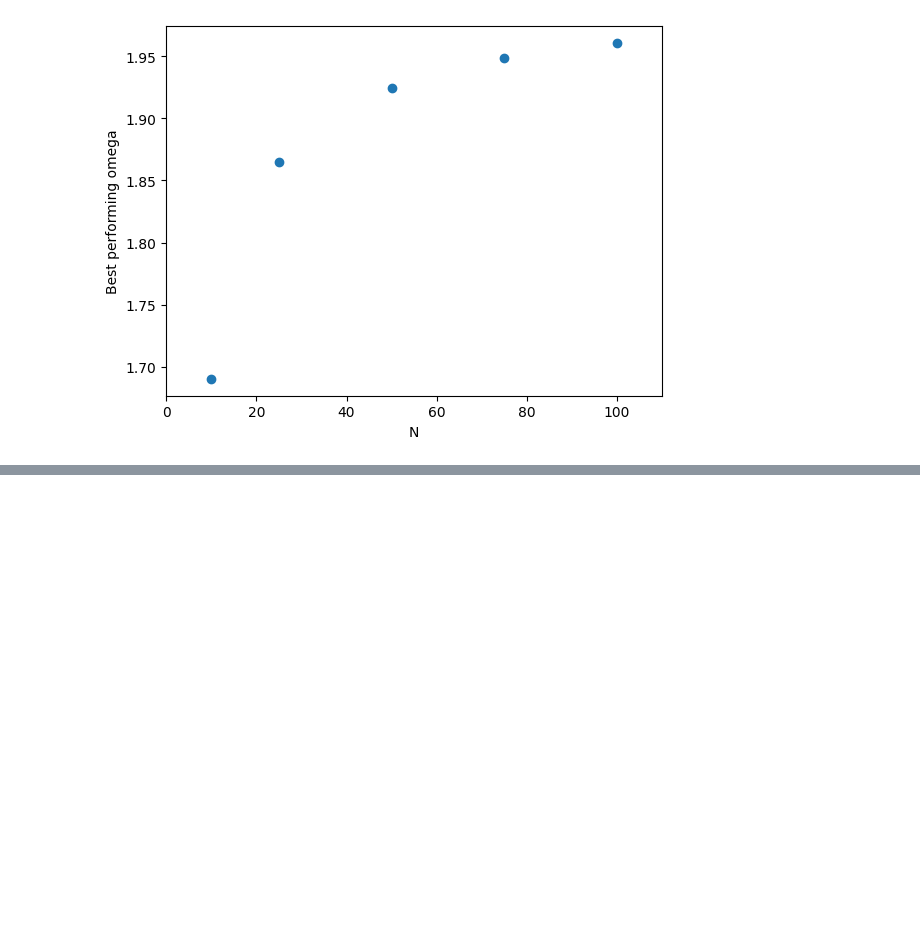
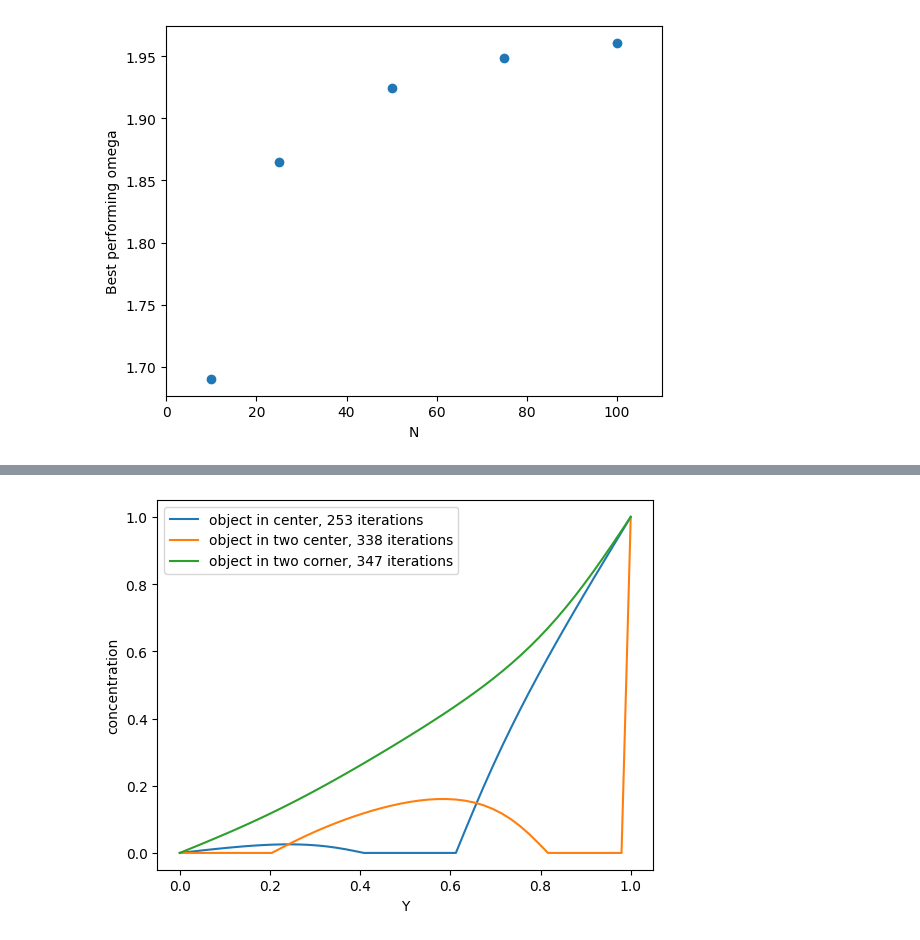
Before and after one commit to JTimmr/Scientific_Computing_1, a Jupyter notebook: diffusion.ipynb, the cells around one changed output, grey strips where cells are left out. Saved outputs shown, nothing was run; the diff lists cells and outputs as text; code cells hidden in the pictures; blank space fills up the shorter version.

```diff
--- a/diffusion.ipynb
+++ b/diffusion.ipynb
@@ -449,0 +563,11 @@ fig
+# %%
+for loc in  loc_object:
+    init_state = masked_object(L=1, dx=0.02, N=N, loc = loc)
+    ys, iterations, final_frame = SOR_convegence(initial_condition, init_state, D, dt, dx, N, T, [] , 1.9, 1e-8)
+    plt.plot(np.linspace(0, L, 50), ys[-1], label=f'object in {loc}, {iterations} iterations')
+    plt.legend()
+    plt.xlabel("Y")
+    plt.ylabel("concentration")
+plt.savefig("concentration_object.png")
+# %% [output]
+[figure, added]
```
Also changed, not shown: parts of 10 cells of this notebook, 2 other files.
